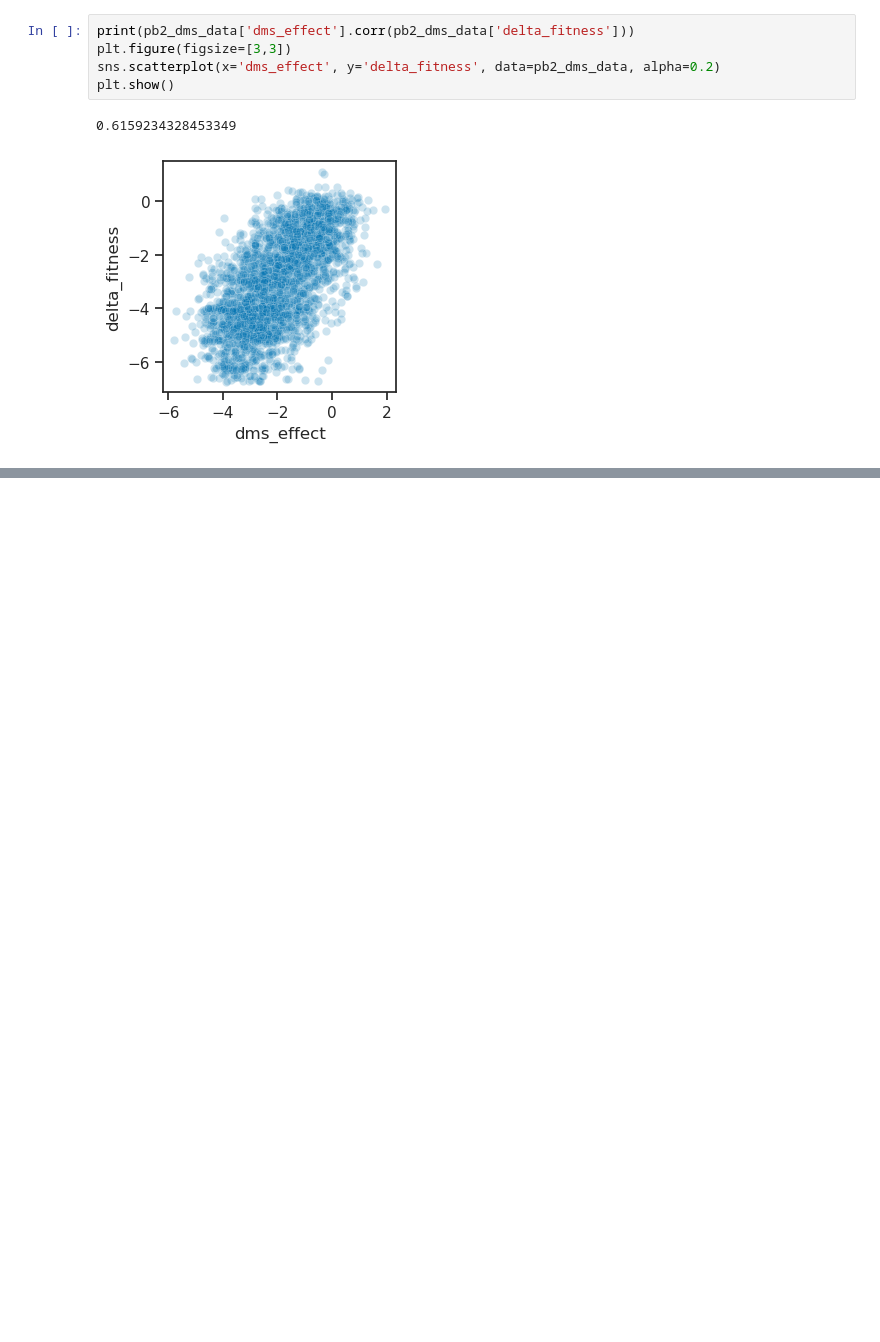
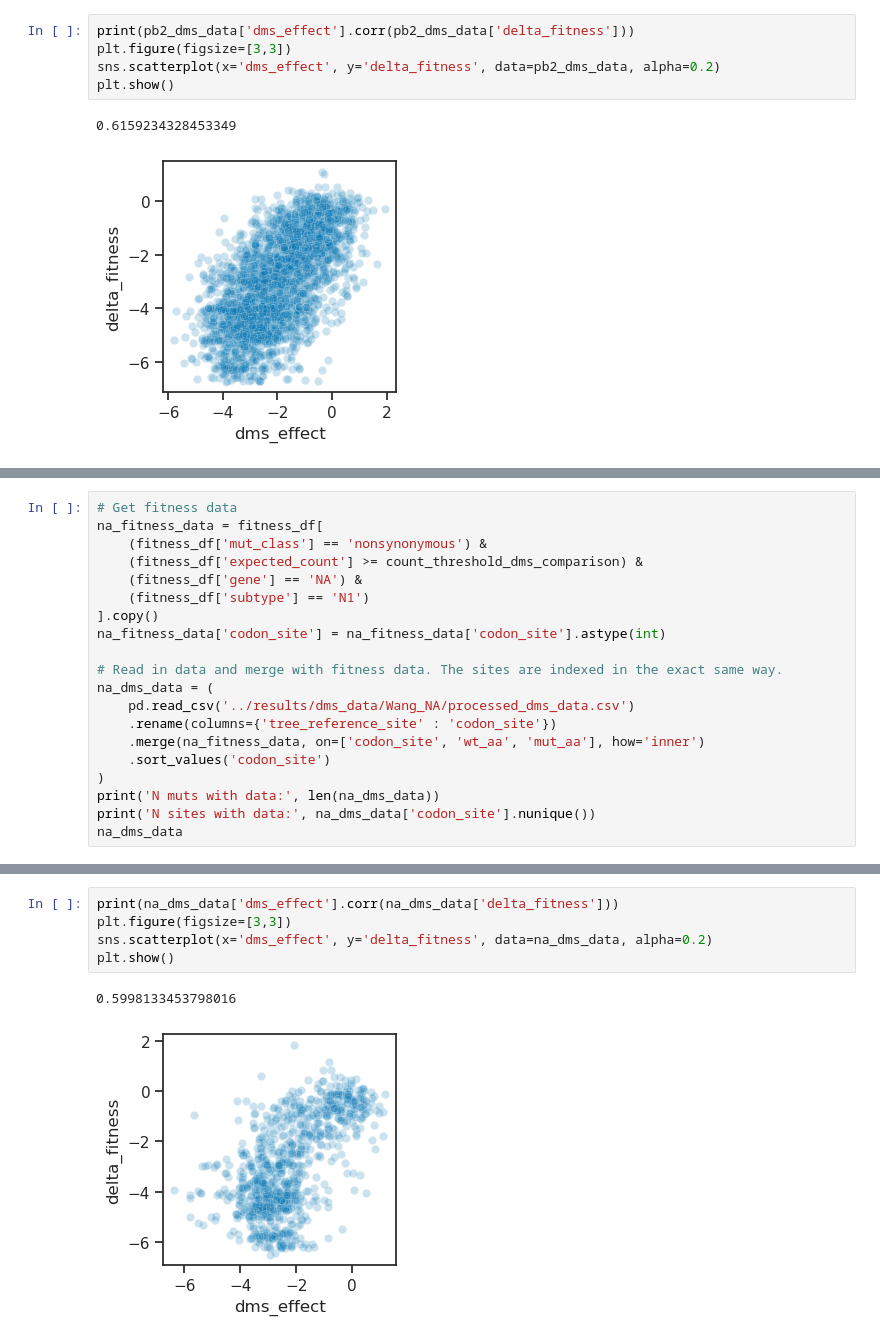
Before and after one commit to matsengrp/flu-mut-rates, a Jupyter notebook: notebooks/analyze_fitness_effects.ipynb, the cells around one changed output, grey strips where cells are left out. Saved outputs shown, nothing was run; the diff lists cells and outputs as text; blank space fills up the shorter version.

```diff
--- a/notebooks/analyze_fitness_effects.ipynb
+++ b/notebooks/analyze_fitness_effects.ipynb
@@ -318,0 +321,20 @@ plt.show()
+# %%
+# Get fitness data
+na_fitness_data = fitness_df[
+    (fitness_df['mut_class'] == 'nonsynonymous') &
+    (fitness_df['expected_count'] >= count_threshold_dms_comparison) &
+    (fitness_df['gene'] == 'NA') &
+    (fitness_df['subtype'] == 'N1')
+].copy()
+na_fitness_data['codon_site'] = na_fitness_data['codon_site'].astype(int)
+
+# Read in data and merge with fitness data. The sites are indexed in the exact same way.
+na_dms_data = (
+    pd.read_csv('../results/dms_data/Wang_NA/processed_dms_data.csv')
+    .rename(columns={'tree_reference_site' : 'codon_site'})
+    .merge(na_fitness_data, on=['codon_site', 'wt_aa', 'mut_aa'], how='inner')
+    .sort_values('codon_site')
+)
+print('N muts with data:', len(na_dms_data))
+print('N sites with data:', na_dms_data['codon_site'].nunique())
+na_dms_data
@@ -318,0 +357,8 @@ plt.show()
+# %%
+print(na_dms_data['dms_effect'].corr(na_dms_data['delta_fitness']))
+plt.figure(figsize=[3,3])
+sns.scatterplot(x='dms_effect', y='delta_fitness', data=na_dms_data, alpha=0.2)
+plt.show()
+# %% [output]
+0.5998133453798016
+[figure, added]
```
Also changed, not shown: parts of 3 cells of this notebook, 2 other files.
